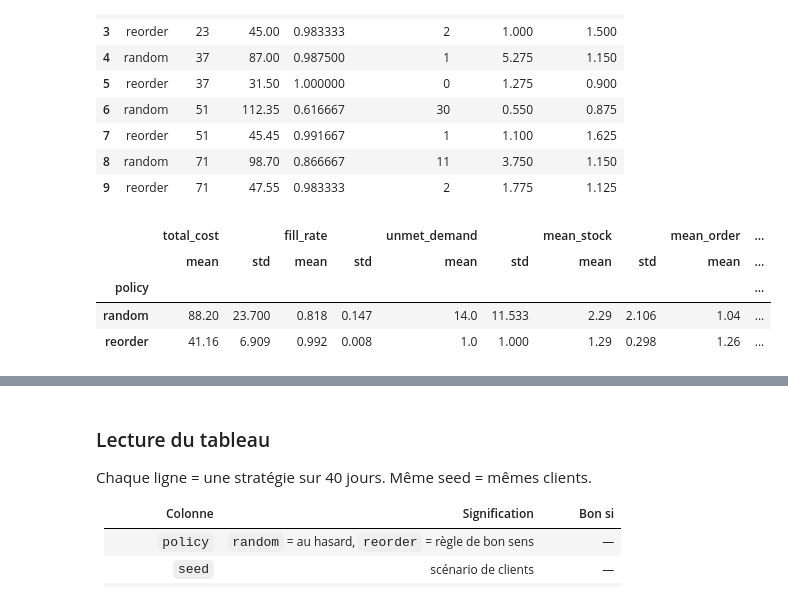
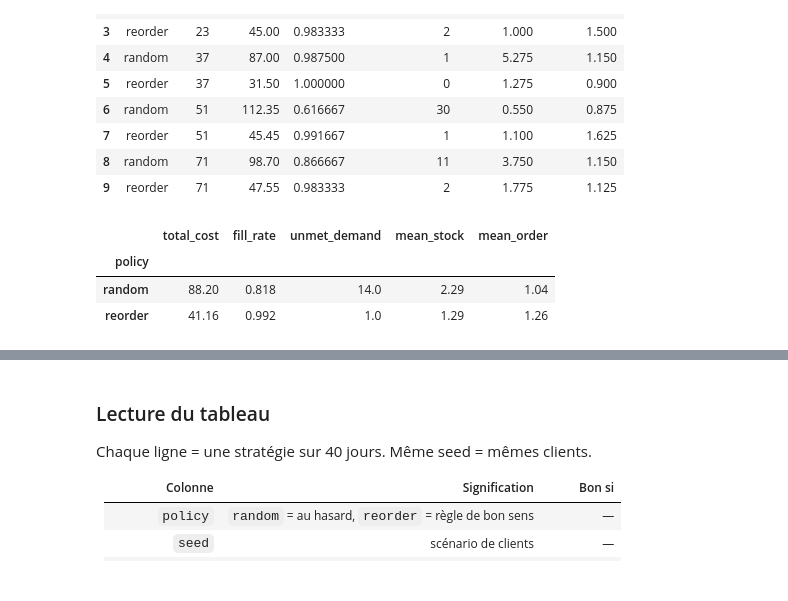
Before and after one commit to Rayancnf77/ML_Portfolio_Chennouf_Cebe, a Jupyter notebook: notebooks/td3_support_starter.ipynb, the cells around one changed output, grey strips where cells are left out. Saved outputs shown, nothing was run; the diff lists cells and outputs as text; code cells hidden in the pictures.

```diff
--- a/notebooks/td3_support_starter.ipynb
+++ b/notebooks/td3_support_starter.ipynb
@@ -127,11 +124,9 @@ baseline_results
 | 8 | random | 71 | 98.70 | 0.866667 | 11 | 3.750 | 1.150 |
 | 9 | reorder | 71 | 47.55 | 0.983333 | 2 | 1.775 | 1.125 |
 # %%
-baseline_summary=baseline_results.drop(columns='seed').groupby('policy').agg(['mean','std']).round(3)
-baseline_summary
+baseline_results.drop(columns='seed').groupby('policy').mean().round(3)
 # %% [output]
-|  | total_cost |  | fill_rate |  | unmet_demand |  | mean_stock |  | mean_order | ... |
-|  | mean | std | mean | std | mean | std | mean | std | mean | ... |
-| policy |  |  |  |  |  |  |  |  |  | ... |
-| random | 88.20 | 23.700 | 0.818 | 0.147 | 14.0 | 11.533 | 2.29 | 2.106 | 1.04 | ... |
-| reorder | 41.16 | 6.909 | 0.992 | 0.008 | 1.0 | 1.000 | 1.29 | 0.298 | 1.26 | ... |
+|  | total_cost | fill_rate | unmet_demand | mean_stock | mean_order |
+| policy |  |  |  |  |  |
+| random | 88.20 | 0.818 | 14.0 | 2.29 | 1.04 |
+| reorder | 41.16 | 0.992 | 1.0 | 1.29 | 1.26 |
```
Also changed, not shown: parts of 6 cells of this notebook, 3 other files.
